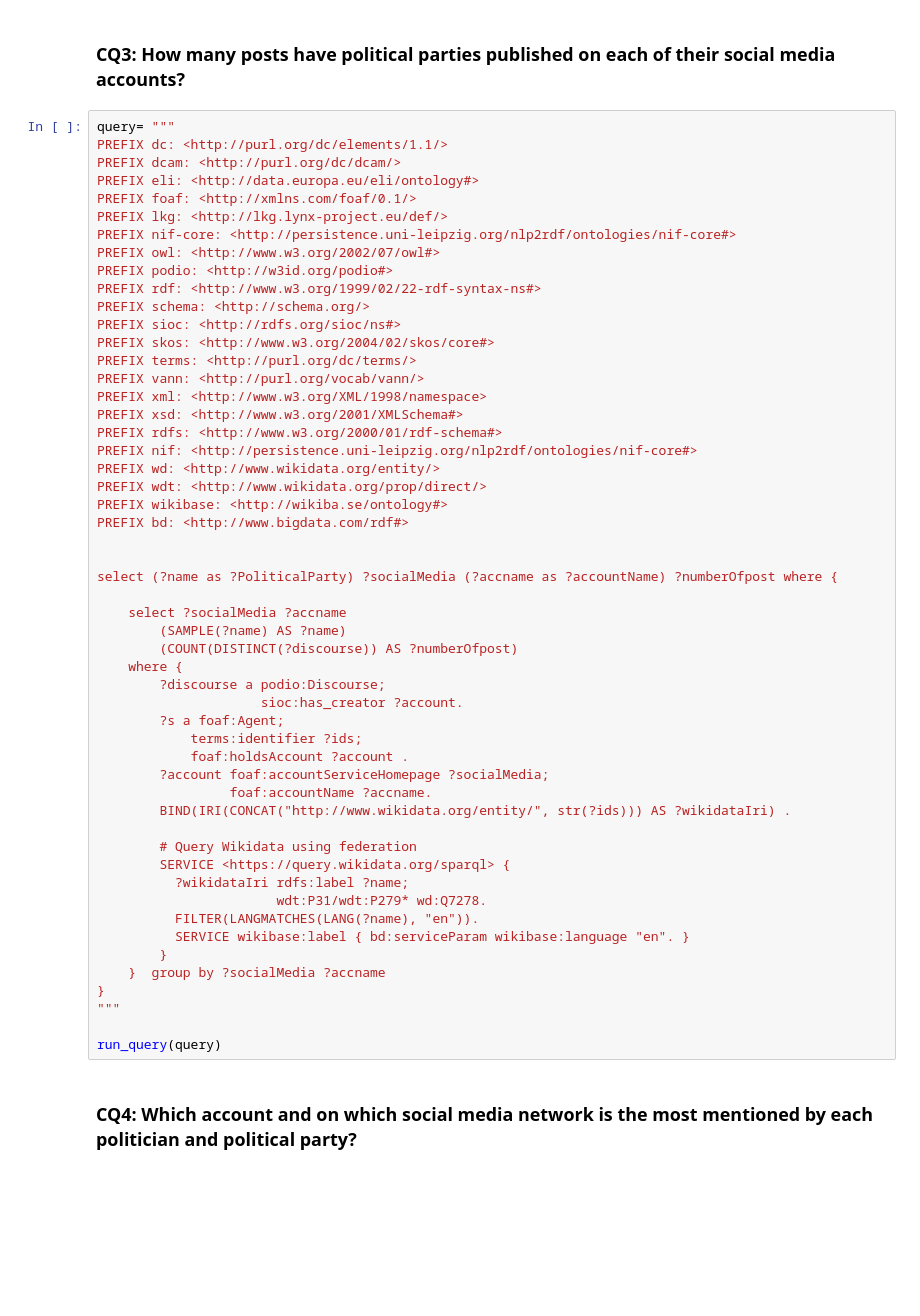
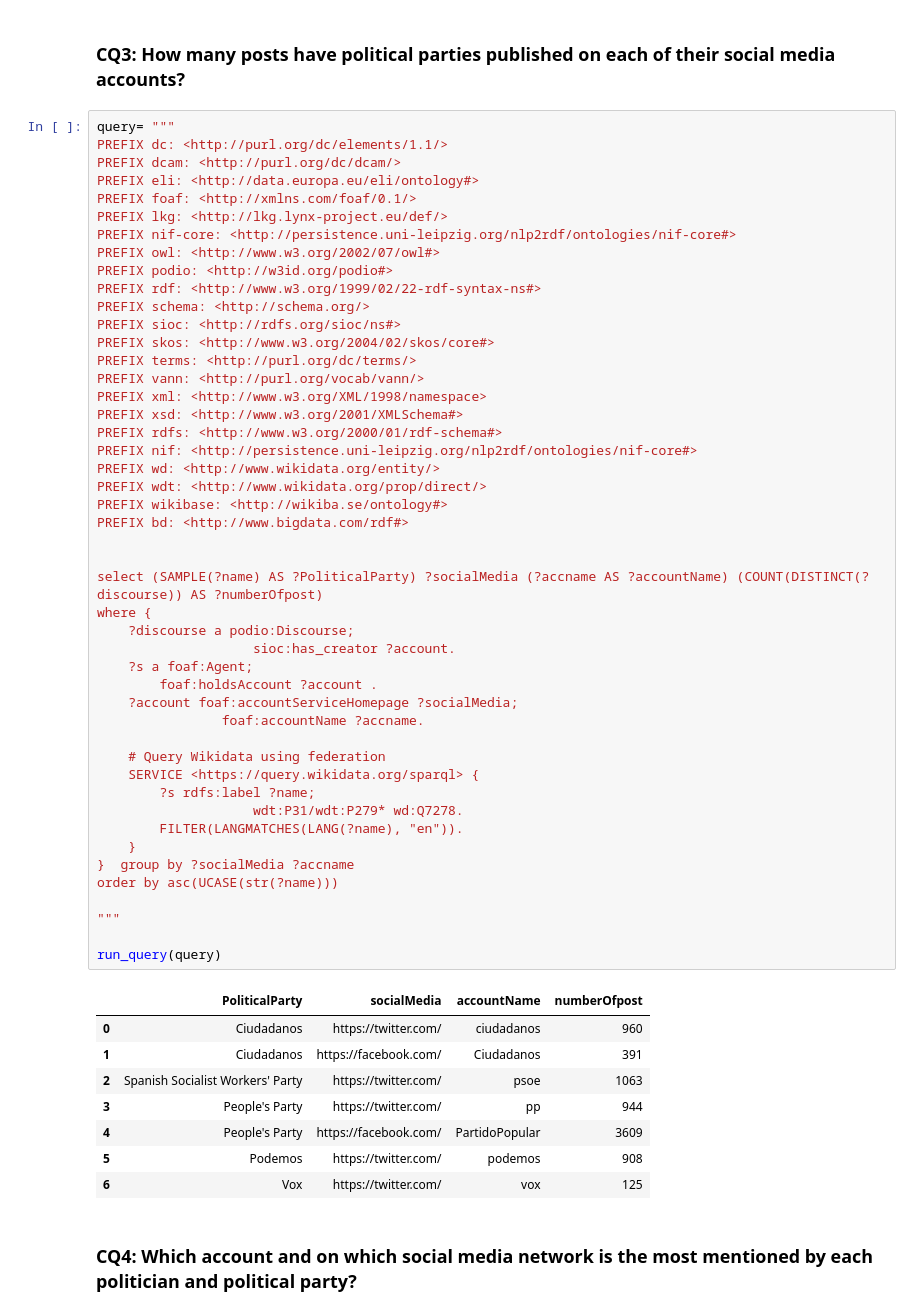
Before and after one commit to oeg-upm/PODIO, a Jupyter notebook: notebooks/podio.ipynb, the cells around one changed output. Drawn from its saved outputs; the diff is of its cells as text; blank space fills up the shorter version.

```diff
--- a/notebooks/podio.ipynb
+++ b/notebooks/podio.ipynb
@@ -1234,55 +1304,58 @@ run_query(query)
 query= """
 PREFIX dc: <http://purl.org/dc/elements/1.1/>
 PREFIX dcam: <http://purl.org/dc/dcam/>
 PREFIX eli: <http://data.europa.eu/eli/ontology#>
 PREFIX foaf: <http://xmlns.com/foaf/0.1/>
 PREFIX lkg: <http://lkg.lynx-project.eu/def/>
 PREFIX nif-core: <http://persistence.uni-leipzig.org/nlp2rdf/ontologies/nif-core#>
 PREFIX owl: <http://www.w3.org/2002/07/owl#>
 PREFIX podio: <http://w3id.org/podio#>
 PREFIX rdf: <http://www.w3.org/1999/02/22-rdf-syntax-ns#>
 PREFIX schema: <http://schema.org/>
 PREFIX sioc: <http://rdfs.org/sioc/ns#>
 PREFIX skos: <http://www.w3.org/2004/02/skos/core#>
 PREFIX terms: <http://purl.org/dc/terms/>
 PREFIX vann: <http://purl.org/vocab/vann/>
 PREFIX xml: <http://www.w3.org/XML/1998/namespace>
 PREFIX xsd: <http://www.w3.org/2001/XMLSchema#>
 PREFIX rdfs: <http://www.w3.org/2000/01/rdf-schema#>
 PREFIX nif: <http://persistence.uni-leipzig.org/nlp2rdf/ontologies/nif-core#>
 PREFIX wd: <http://www.wikidata.org/entity/>
 PREFIX wdt: <http://www.wikidata.org/prop/direct/>
 PREFIX wikibase: <http://wikiba.se/ontology#>
 PREFIX bd: <http://www.bigdata.com/rdf#>
 
 
-select (?name as ?PoliticalParty) ?socialMedia (?accname as ?accountName) ?numberOfpost where {
+select (SAMPLE(?name) AS ?PoliticalParty) ?socialMedia (?accname AS ?accountName) (COUNT(DISTINCT(?discourse)) AS ?numberOfpost)
+where {
+    ?discourse a podio:Discourse;
+                    sioc:has_creator ?account.
+    ?s a foaf:Agent;
+        foaf:holdsAccount ?account .
+    ?account foaf:accountServiceHomepage ?socialMedia;
+                foaf:accountName ?accname.
 
-    select ?socialMedia ?accname
-        (SAMPLE(?name) AS ?name)
-        (COUNT(DISTINCT(?discourse)) AS ?numberOfpost)
-    where {
-        ?discourse a podio:Discourse;
-                     sioc:has_creator ?account.
-        ?s a foaf:Agent;
-            terms:identifier ?ids;
-            foaf:holdsAccount ?account .
-        ?account foaf:accountServiceHomepage ?socialMedia;
-                 foaf:accountName ?accname.
-        BIND(IRI(CONCAT("http://www.wikidata.org/entity/", str(?ids))) AS ?wikidataIri) .
+    # Query Wikidata using federation
+    SERVICE <https://query.wikidata.org/sparql> {
+        ?s rdfs:label ?name;
+                    wdt:P31/wdt:P279* wd:Q7278.
+        FILTER(LANGMATCHES(LANG(?name), "en")).
+    }
+}  group by ?socialMedia ?accname
+order by asc(UCASE(str(?name)))
 
-        # Query Wikidata using federation
-        SERVICE <https://query.wikidata.org/sparql> {
-          ?wikidataIri rdfs:label ?name;
-                       wdt:P31/wdt:P279* wd:Q7278.
-          FILTER(LANGMATCHES(LANG(?name), "en")).
-          SERVICE wikibase:label { bd:serviceParam wikibase:language "en". }
-        }
-    }  group by ?socialMedia ?accname
-}
 """
 
 run_query(query)
+# %% [output]
+|  | PoliticalParty | socialMedia | accountName | numberOfpost |
+| 0 | Ciudadanos | https://twitter.com/ | ciudadanos | 960 |
+| 1 | Ciudadanos | https://facebook.com/ | Ciudadanos | 391 |
+| 2 | Spanish Socialist Workers' Party | https://twitter.com/ | psoe | 1063 |
+| 3 | People's Party | https://twitter.com/ | pp | 944 |
+| 4 | People's Party | https://facebook.com/ | PartidoPopular | 3609 |
+| 5 | Podemos | https://twitter.com/ | podemos | 908 |
+| 6 | Vox | https://twitter.com/ | vox | 125 |
 # %% [markdown]
 ### CQ4: Which account and on which social media network is the most mentioned by each politician and political party?
 # %%
```
Also changed, not shown: parts of 24 cells of this notebook.
